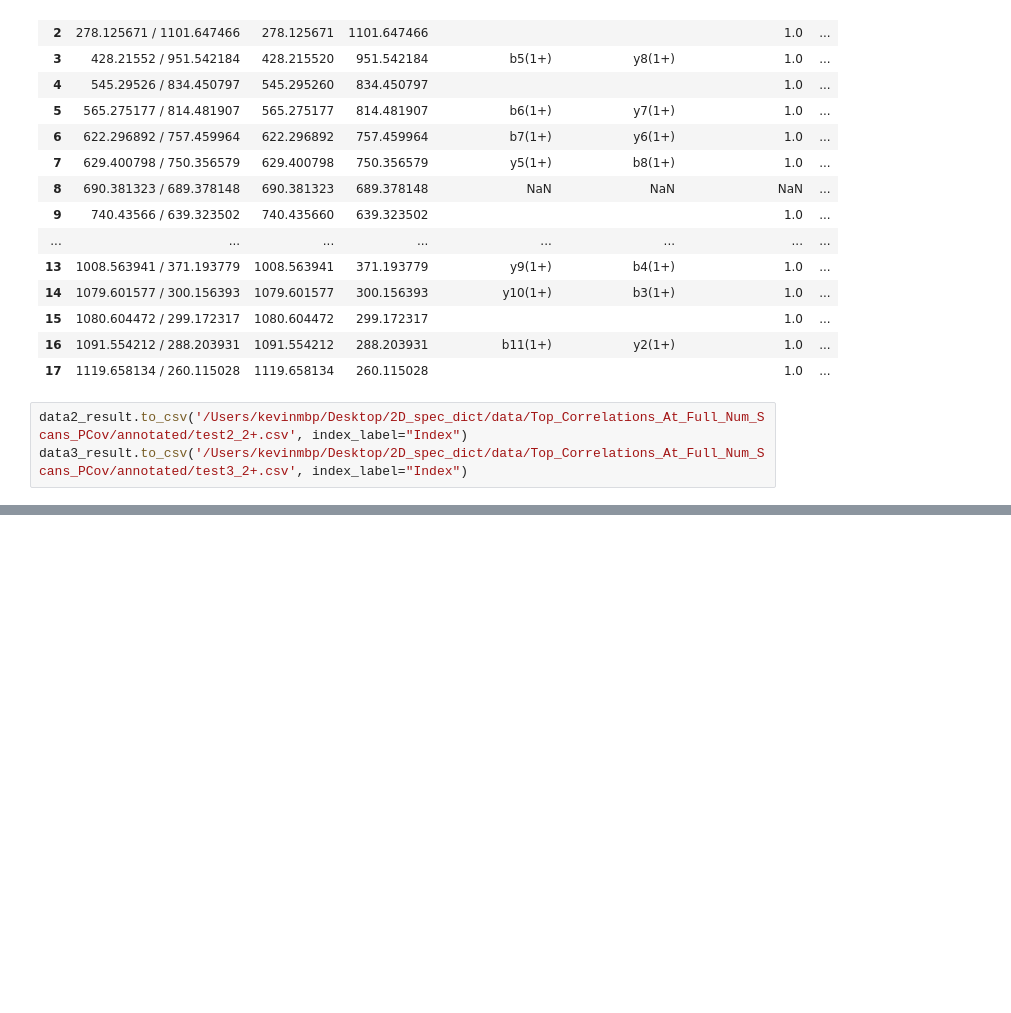
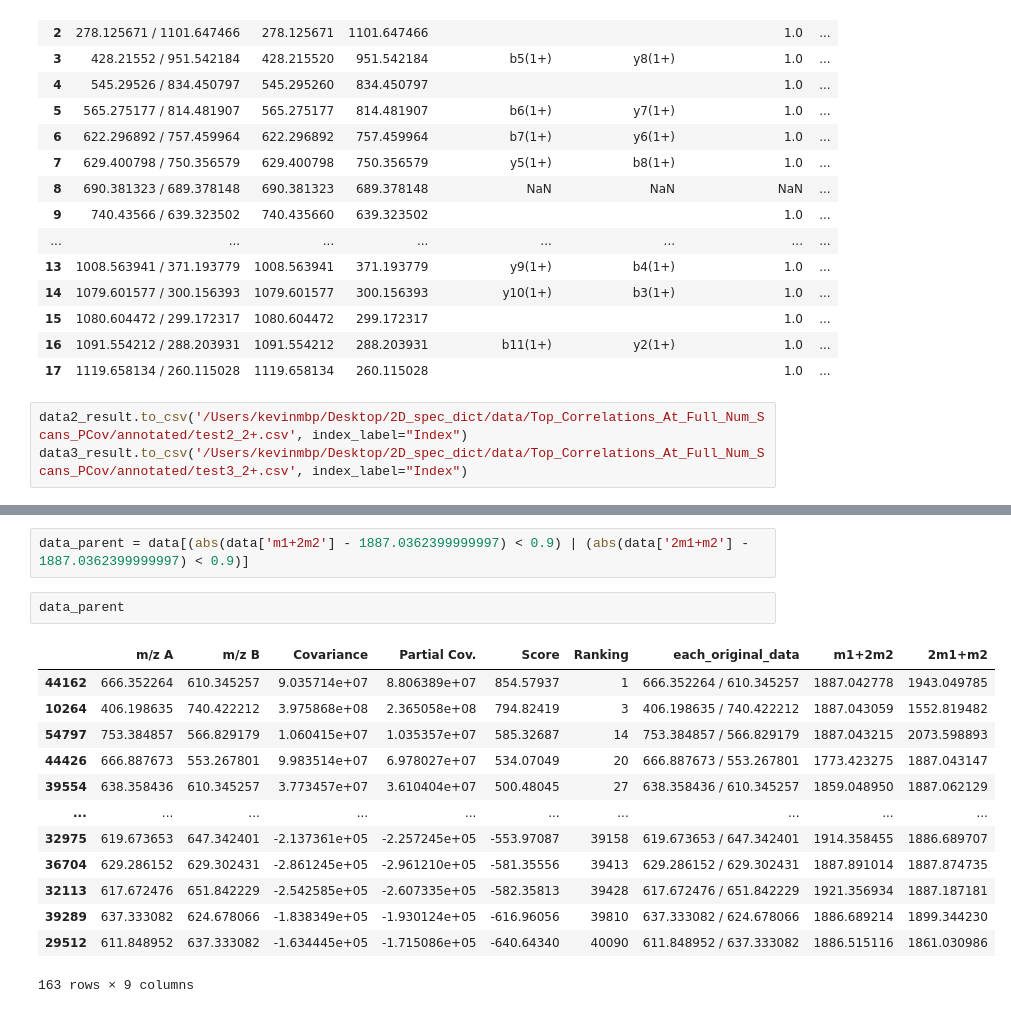
Before and after one commit to Kevinxsn/2D_spec_dict, a Jupyter notebook: anti_symmetric/notebook.ipynb, the cells around one changed output, grey strips where cells are left out. Saved outputs shown, nothing was run; the diff lists cells and outputs as text; blank space fills up the shorter version.

```diff
--- a/anti_symmetric/notebook.ipynb
+++ b/anti_symmetric/notebook.ipynb
@@ -3100,0 +3158,18 @@ data3_result.to_csv('/Users/kevinmbp/Desktop/2D_spec_dict/data/Top_Correlations_
+# %%
+data_parent = data[(abs(data['m1+2m2'] - 1887.0362399999997) < 0.9) | (abs(data['2m1+m2'] - 1887.0362399999997) < 0.9)]
+# %%
+data_parent
+# %% [output]
+|  | m/z A | m/z B | Covariance | Partial Cov. | Score | Ranking | each_original_data | m1+2m2 | 2m1+m2 |
+| 44162 | 666.352264 | 610.345257 | 9.035714e+07 | 8.806389e+07 | 854.57937 | 1 | 666.352264 / 610.345257 | 1887.042778 | 1943.049785 |
+| 10264 | 406.198635 | 740.422212 | 3.975868e+08 | 2.365058e+08 | 794.82419 | 3 | 406.198635 / 740.422212 | 1887.043059 | 1552.819482 |
+| 54797 | 753.384857 | 566.829179 | 1.060415e+07 | 1.035357e+07 | 585.32687 | 14 | 753.384857 / 566.829179 | 1887.043215 | 2073.598893 |
+| 44426 | 666.887673 | 553.267801 | 9.983514e+07 | 6.978027e+07 | 534.07049 | 20 | 666.887673 / 553.267801 | 1773.423275 | 1887.043147 |
+| 39554 | 638.358436 | 610.345257 | 3.773457e+07 | 3.610404e+07 | 500.48045 | 27 | 638.358436 / 610.345257 | 1859.048950 | 1887.062129 |
+| ... | ... | ... | ... | ... | ... | ... | ... | ... | ... |
+| 32975 | 619.673653 | 647.342401 | -2.137361e+05 | -2.257245e+05 | -553.97087 | 39158 | 619.673653 / 647.342401 | 1914.358455 | 1886.689707 |
+| 36704 | 629.286152 | 629.302431 | -2.861245e+05 | -2.961210e+05 | -581.35556 | 39413 | 629.286152 / 629.302431 | 1887.891014 | 1887.874735 |
+| 32113 | 617.672476 | 651.842229 | -2.542585e+05 | -2.607335e+05 | -582.35813 | 39428 | 617.672476 / 651.842229 | 1921.356934 | 1887.187181 |
+| 39289 | 637.333082 | 624.678066 | -1.838349e+05 | -1.930124e+05 | -616.96056 | 39810 | 637.333082 / 624.678066 | 1886.689214 | 1899.344230 |
+| 29512 | 611.848952 | 637.333082 | -1.634445e+05 | -1.715086e+05 | -640.64340 | 40090 | 611.848952 / 637.333082 | 1886.515116 | 1861.030986 |
+163 rows × 9 columns
```
Also changed, not shown: parts of 15 cells of this notebook, 13 other files.
